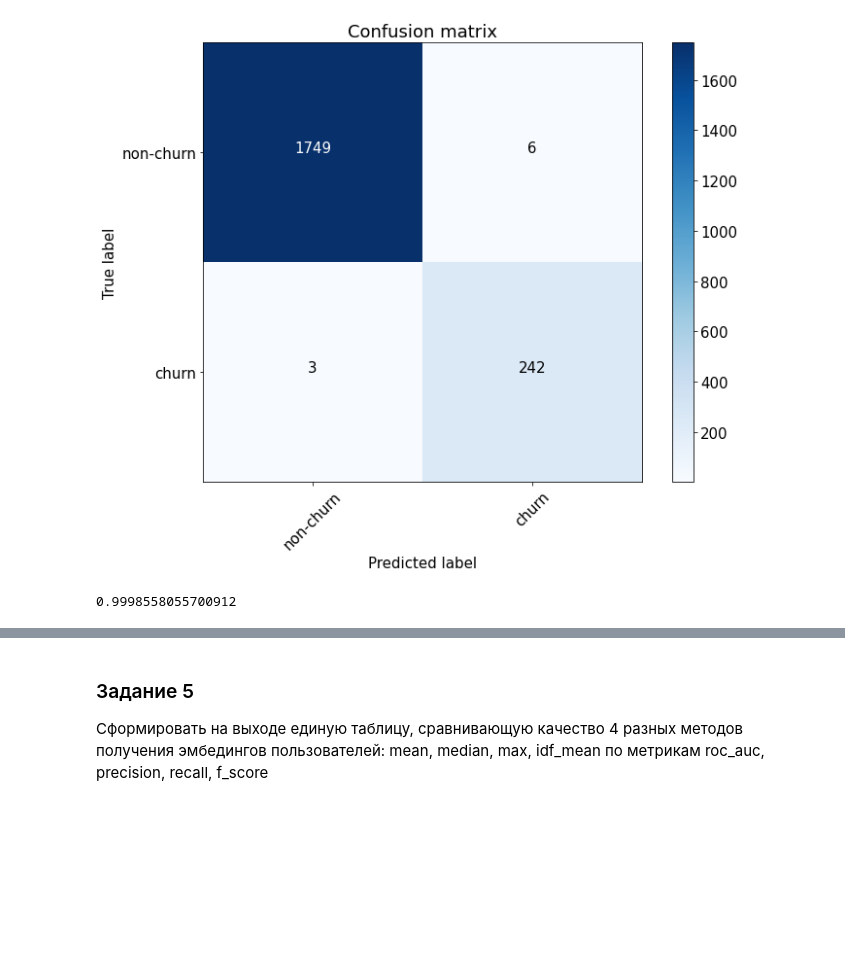
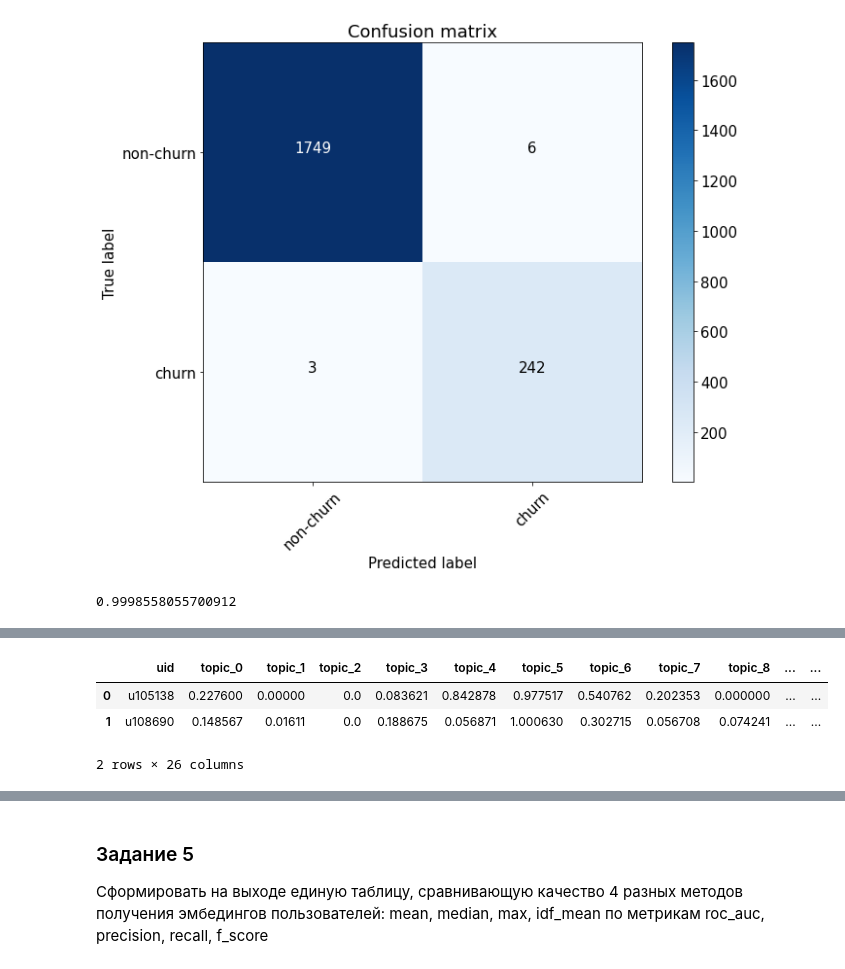
Before and after one commit to ME-27/ML_in_Business_Geekbrains_course, a Jupyter notebook: ML_in_Business_HW2_Evgenii_Kirillov.ipynb, the cells around one changed output, grey strips where cells are left out. Saved outputs shown, nothing was run; the diff lists cells and outputs as text; code cells hidden in the pictures; blank space fills up the shorter version.

```diff
--- a/ML_in_Business_HW2_Evgenii_Kirillov.ipynb
+++ b/ML_in_Business_HW2_Evgenii_Kirillov.ipynb
@@ -879,0 +911,3 @@ metrics_tfidf_mean_embedding = [fscore[ix], precision[ix], recall[ix], roc_auc_s
+# %%
+idfs_of_articles = tfidf.idf_
+idfs_of_articles[:10]
@@ -879,0 +921,3 @@ metrics_tfidf_mean_embedding = [fscore[ix], precision[ix], recall[ix], roc_auc_s
+# %%
+idf_dict = dict(zip(ids_of_articles_list, idfs_of_articles))
+idf_dict
@@ -879,0 +942,24 @@ metrics_tfidf_mean_embedding = [fscore[ix], precision[ix], recall[ix], roc_auc_s
+# %%
+doc_dict = dict(zip(topic_matrix['doc_id'].values, topic_matrix[['topic_{}'.format(i) for i in range(N_topic)]].values))
+# %%
+def get_user_embedding(user_articles_list):
+    '''
+    The function receives a list of articles' ids a user read - '[323329, 321961, 324743, 323186, 324632, 474690]'.
+    It converts it into a list. After this list is converted into an array of arrays of articles' probabilities.
+    After, the array of arrays is transformed into the array of mean values of probabilities.
+    '''
+    user_articles_list = eval(user_articles_list)  # converting string into list
+    user_vector = np.array([doc_dict[doc_id] * idf_dict[doc_id] for doc_id in user_articles_list if doc_id in idf_dict])  # creation of array of arrays
+    user_vector = np.mean(user_vector, axis=0)  # creation of array of collumns' maxs
+    return user_vector
+# %%
+user_embeddings = pd.DataFrame([i for i in users['articles'].apply(lambda x: get_user_embedding(x), 1)])
+user_embeddings.columns = ['topic_{}'.format(i) for i in range(N_topic)]
+user_embeddings['uid'] = users['uid'].values
+user_embeddings = user_embeddings[['uid']+['topic_{}'.format(i) for i in range(N_topic)]]
+user_embeddings.head(2)
+# %% [output]
+|  | uid | topic_0 | topic_1 | topic_2 | topic_3 | topic_4 | topic_5 | topic_6 | topic_7 | topic_8 | ... | ... |
+| 0 | u105138 | 0.227600 | 0.00000 | 0.0 | 0.083621 | 0.842878 | 0.977517 | 0.540762 | 0.202353 | 0.000000 | ... | ... |
+| 1 | u108690 | 0.148567 | 0.01611 | 0.0 | 0.188675 | 0.056871 | 1.000630 | 0.302715 | 0.056708 | 0.074241 | ... | ... |
+2 rows × 26 columns
```
Also changed, not shown: parts of 47 cells of this notebook.
